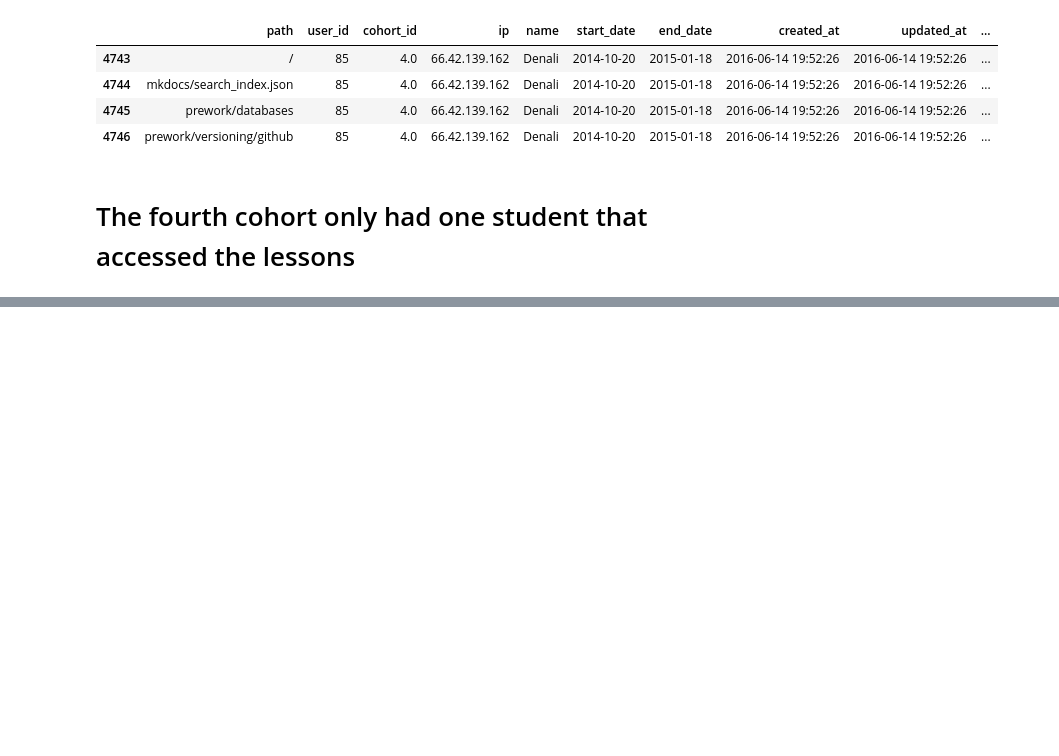
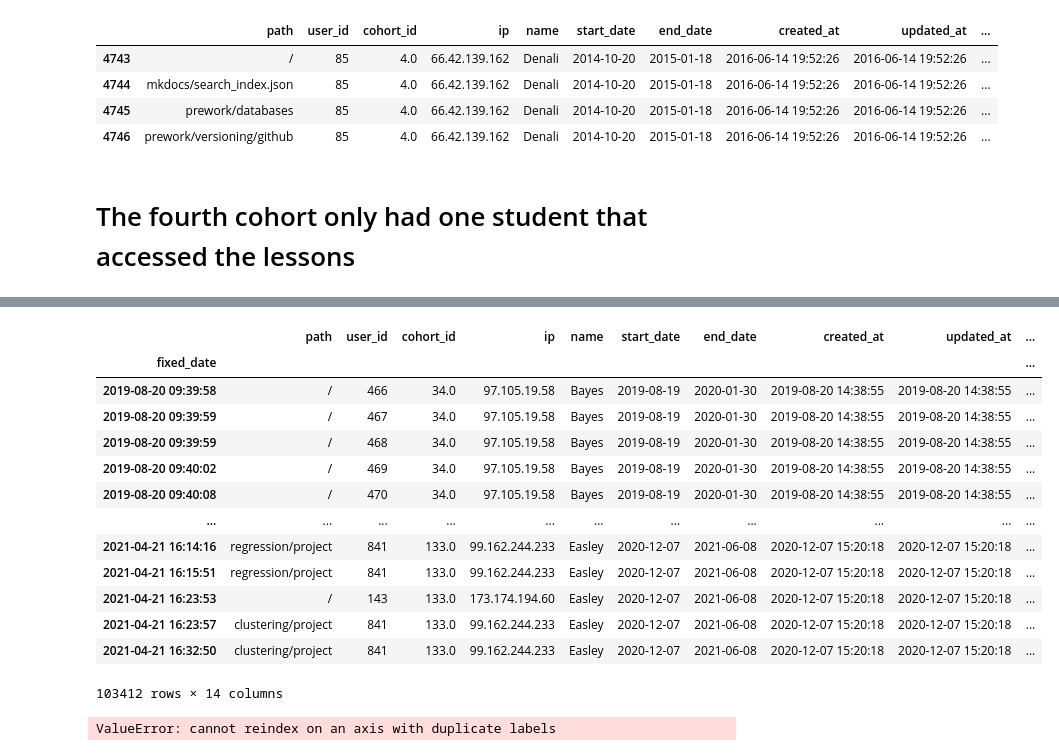
Before and after one commit to Anomaly-Detection-Project/Anomaly_detect-Project, a Jupyter notebook: e_workbook.ipynb, the cells around one changed output, grey strips where cells are left out. Drawn from its saved outputs; the diff is of its cells as text; code cells hidden in the pictures; blank space fills up the shorter version.

```diff
--- a/e_workbook.ipynb
+++ b/e_workbook.ipynb
@@ -325,0 +454,24 @@ four.head()
+# %%
+data= df[df.data== True]
+data
+# %% [output]
+|  | path | user_id | cohort_id | ip | name | start_date | end_date | created_at | updated_at | ... |
+| fixed_date |  |  |  |  |  |  |  |  |  | ... |
+| 2019-08-20 09:39:58 | / | 466 | 34.0 | 97.105.19.58 | Bayes | 2019-08-19 | 2020-01-30 | 2019-08-20 14:38:55 | 2019-08-20 14:38:55 | ... |
+| 2019-08-20 09:39:59 | / | 467 | 34.0 | 97.105.19.58 | Bayes | 2019-08-19 | 2020-01-30 | 2019-08-20 14:38:55 | 2019-08-20 14:38:55 | ... |
+| 2019-08-20 09:39:59 | / | 468 | 34.0 | 97.105.19.58 | Bayes | 2019-08-19 | 2020-01-30 | 2019-08-20 14:38:55 | 2019-08-20 14:38:55 | ... |
+| 2019-08-20 09:40:02 | / | 469 | 34.0 | 97.105.19.58 | Bayes | 2019-08-19 | 2020-01-30 | 2019-08-20 14:38:55 | 2019-08-20 14:38:55 | ... |
+| 2019-08-20 09:40:08 | / | 470 | 34.0 | 97.105.19.58 | Bayes | 2019-08-19 | 2020-01-30 | 2019-08-20 14:38:55 | 2019-08-20 14:38:55 | ... |
+| ... | ... | ... | ... | ... | ... | ... | ... | ... | ... | ... |
+| 2021-04-21 16:14:16 | regression/project | 841 | 133.0 | 99.162.244.233 | Easley | 2020-12-07 | 2021-06-08 | 2020-12-07 15:20:18 | 2020-12-07 15:20:18 | ... |
+| 2021-04-21 16:15:51 | regression/project | 841 | 133.0 | 99.162.244.233 | Easley | 2020-12-07 | 2021-06-08 | 2020-12-07 15:20:18 | 2020-12-07 15:20:18 | ... |
+| 2021-04-21 16:23:53 | / | 143 | 133.0 | 173.174.194.60 | Easley | 2020-12-07 | 2021-06-08 | 2020-12-07 15:20:18 | 2020-12-07 15:20:18 | ... |
+| 2021-04-21 16:23:57 | clustering/project | 841 | 133.0 | 99.162.244.233 | Easley | 2020-12-07 | 2021-06-08 | 2020-12-07 15:20:18 | 2020-12-07 15:20:18 | ... |
+| 2021-04-21 16:32:50 | clustering/project | 841 | 133.0 | 99.162.244.233 | Easley | 2020-12-07 | 2021-06-08 | 2020-12-07 15:20:18 | 2020-12-07 15:20:18 | ... |
+103412 rows × 14 columns
+# %%
+data= data[data.path != '/']
+data= least_df[data.path != 'cohorts/24/grades']
+data= least_df[data.path != 'toc']
+# %% [output]
+ValueError: cannot reindex on an axis with duplicate labels
```
Also changed, not shown: parts of 12 cells of this notebook.
